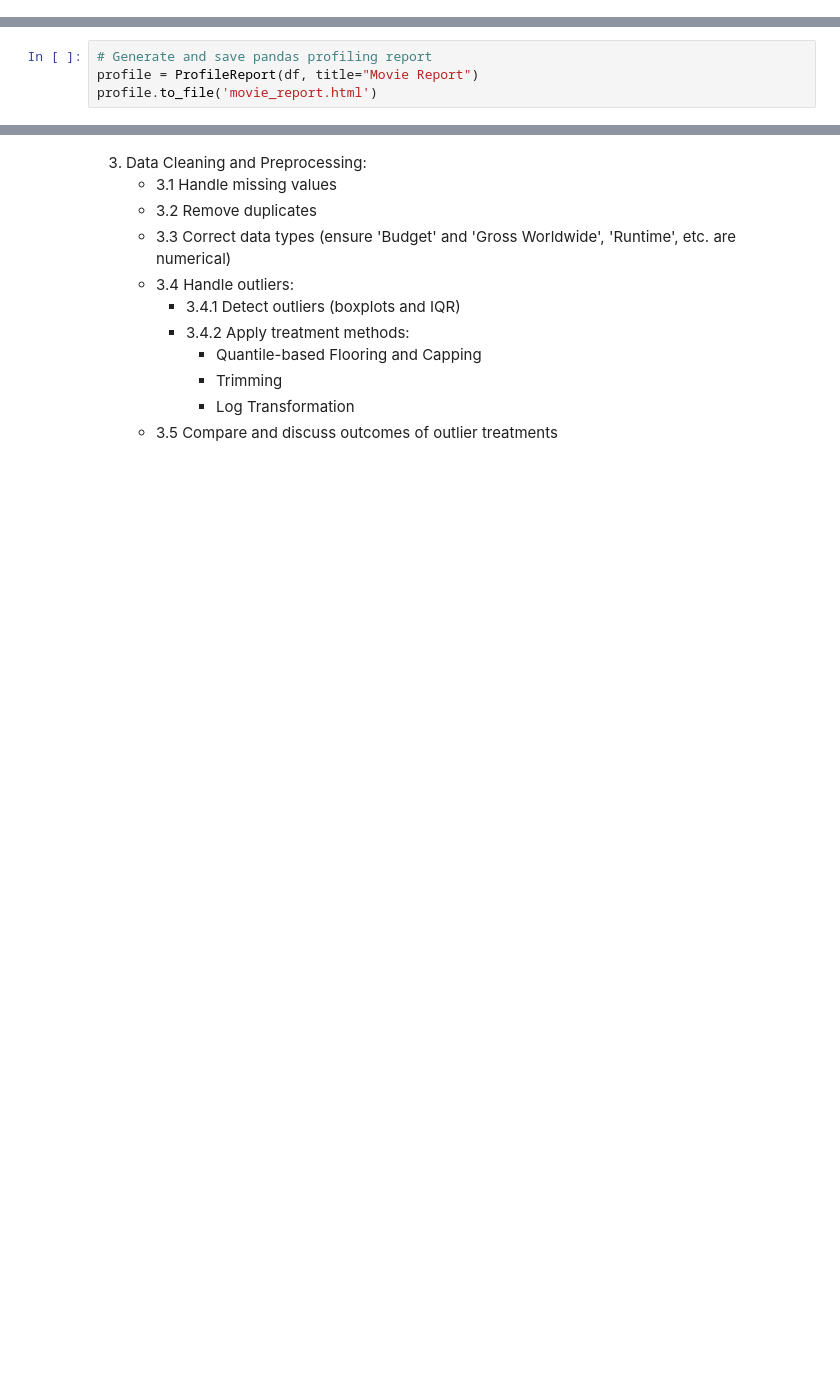
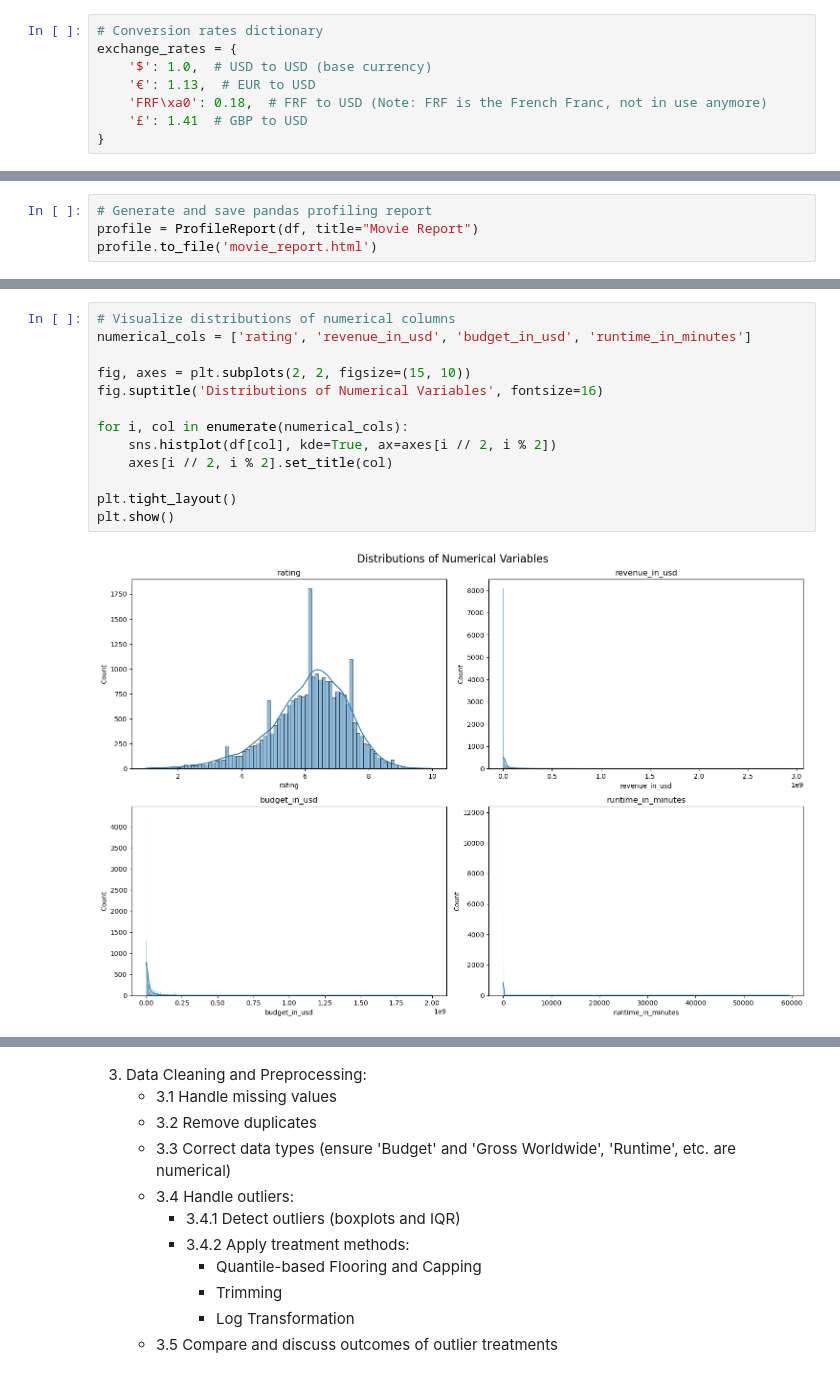
Before and after one commit to akinolu52/movie-revenue-prediction, a Jupyter notebook: explore.ipynb, the cells around one changed output, grey strips where cells are left out. Cells and saved outputs as stored; diff of their text form; blank space fills up the shorter version.

```diff
--- a/explore.ipynb
+++ b/explore.ipynb
@@ -32,0 +80,8 @@ df = pd.read_csv('dataset.csv', index_col=0)
+# %%
+# Conversion rates dictionary
+exchange_rates = {
+    '$': 1.0,  # USD to USD (base currency)
+    '€': 1.13,  # EUR to USD
+    'FRF\xa0': 0.18,  # FRF to USD (Note: FRF is the French Franc, not in use anymore)
+    '£': 1.41  # GBP to USD
+}
@@ -86,0 +264,15 @@ profile.to_file('movie_report.html')
+# %%
+# Visualize distributions of numerical columns
+numerical_cols = ['rating', 'revenue_in_usd', 'budget_in_usd', 'runtime_in_minutes']
+
+fig, axes = plt.subplots(2, 2, figsize=(15, 10))
+fig.suptitle('Distributions of Numerical Variables', fontsize=16)
+
+for i, col in enumerate(numerical_cols):
+    sns.histplot(df[col], kde=True, ax=axes[i // 2, i % 2])
+    axes[i // 2, i % 2].set_title(col)
+
+plt.tight_layout()
+plt.show()
+# %% [output]
+[figure, added]
```
Also changed, not shown: parts of 24 cells of this notebook, 2 other files.
